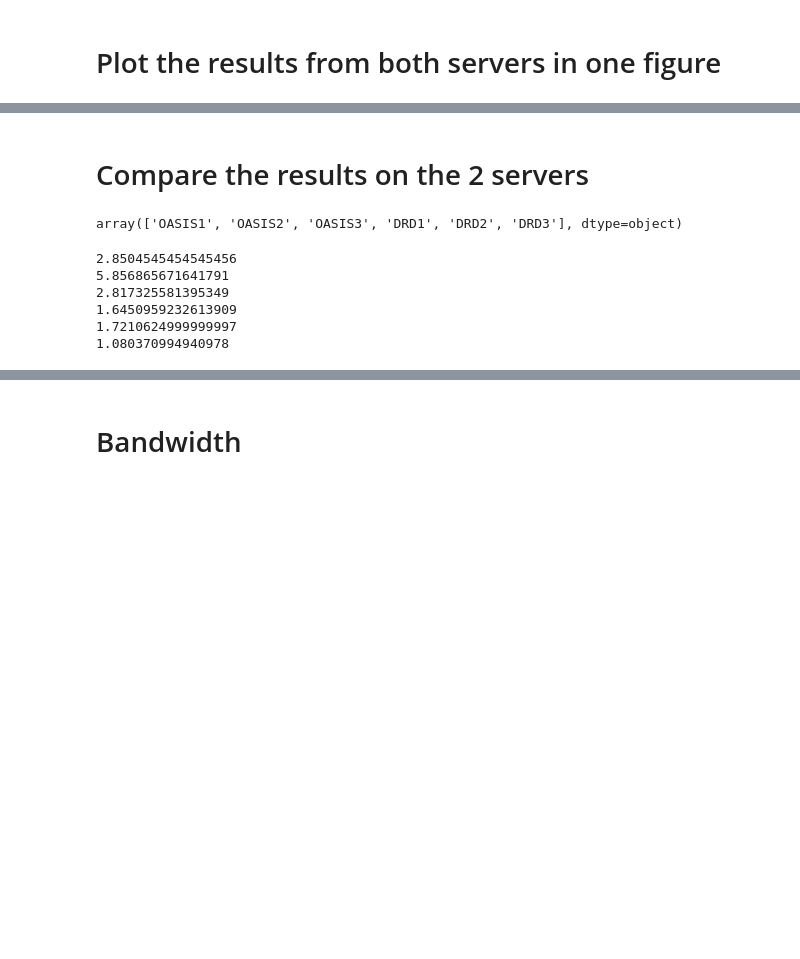
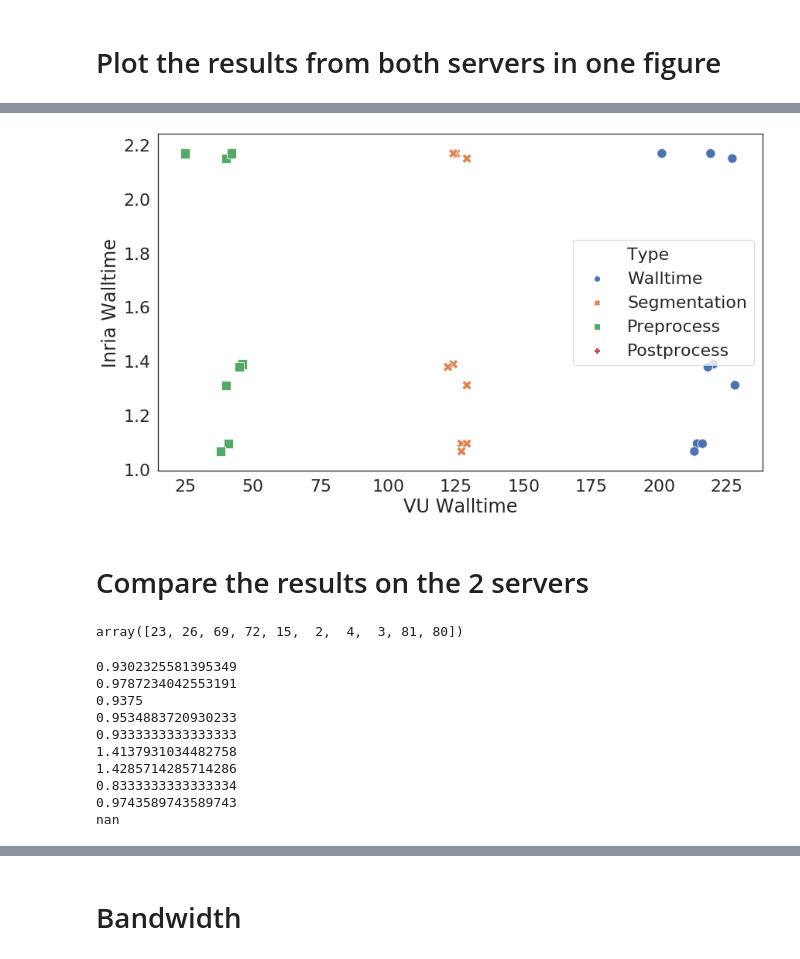
Before and after one commit to vanderbiltscl/SpeculativeScheduling, a Jupyter notebook: iSBatch_v1.0/SLANT_walltime.ipynb, the cells around one changed output, grey strips where cells are left out. Drawn from its saved outputs; the diff is of its cells as text; code cells hidden in the pictures; blank space fills up the shorter version.

```diff
--- a/iSBatch_v1.0/SLANT_walltime.ipynb
+++ b/iSBatch_v1.0/SLANT_walltime.ipynb
@@ -147,26 +149,69 @@ plt.show()
+# %%
+df = pd.DataFrame()
+df["VU"] = df_vu["Walltime"]
+df["Inria"] = df_fr["Walltime"]
+df["Slowdown"] = df_vu["Walltime"] / df_fr["Walltime"]
+df["Type"] = ["Walltime" for i in range(len(df))]
+temp = pd.DataFrame()
+temp["VU"] = df_vu["Segmentation"]
+temp["Inria"] = df_fr["Segmentation"]
+df["Slowdown"] = df_vu["Segmentation"] / df_fr["Segmentation"]
+temp["Type"] = ["Segmentation" for i in range(len(temp))]
+df = pd.concat([df, temp])
+temp = pd.DataFrame()
+temp["VU"] = df_vu["Preprocess"]
+temp["Inria"] = df_fr["Preprocess"]
+df["Slowdown"] = df_vu["Preprocess"] / df_fr["Preprocess"]
+temp["Type"] = ["Preprocess" for i in range(len(temp))]
+df = pd.concat([df, temp])
+temp = pd.DataFrame()
+temp["VU"] = df_vu["Postprocess"]
+temp["Inria"] = df_fr["Postprocess"]
+df["Slowdown"] = df_vu["Postprocess"] / df_fr["Postprocess"]
+temp["Type"] = ["Postprocess" for i in range(len(temp))]
+df = pd.concat([df, temp])
+
+fig, ax = plt.subplots(figsize=(14,8))
+sns.set(font_scale=2)
+sns.set_style("white")
+
+sns.scatterplot(x="VU", y="Slowdown", hue="Type", style="Type",
+                data=df, s=150)
+
+ax.set_xlabel('VU Walltime')
+ax.set_ylabel('Inria Walltime')
+#plt.savefig("walltime_all_server.png")
+plt.show()
+# %% [output]
+[figure, added]
 # %% [markdown]
 # Compare the results on the 2 servers
 # %%
-datasets = df_vu['Dataset'].unique()
+datasets = df_vu['ID'].unique()
 slowdown = pd.DataFrame()
 datasets
 # %% [output]
-array(['OASIS1', 'OASIS2', 'OASIS3', 'DRD1', 'DRD2', 'DRD3'], dtype=object)
+array([23, 26, 69, 72, 15,  2,  4,  3, 81, 80])
 # %%
 slowdown['Slowdown'] = df_vu["Preprocess"] / df_fr["Preprocess"]
-slowdown['Dataset'] = df_vu['Dataset']
+slowdown['Dataset'] = df_vu['ID']
+slowdown['Input'] = df_vu['Input_size']
 slowdown['Stage'] = ['Preprocess' for i in range(len(df_vu))]
 for d in datasets:
-    vu = df_vu[df_vu.Dataset==d]["Preprocess"].values[0]
-    inria = df_fr[df_vu.Dataset==d]["Preprocess"].values[0]
+    vu = df_vu[df_vu.ID==d]["Preprocess"].values[0]
+    inria = df_fr[df_vu.ID==d]["Preprocess"].values[0]
     print(vu/inria)
 # %% [output]
-2.8504545454545456
-5.856865671641791
-2.817325581395349
-1.6450959232613909
-1.7210624999999997
-1.080370994940978
+0.9302325581395349
+0.9787234042553191
+0.9375
+0.9534883720930233
+0.9333333333333333
+1.4137931034482758
+1.4285714285714286
+0.8333333333333334
+0.9743589743589743
+nan
 # %%
 temp = pd.DataFrame()
 temp['Slowdown'] = df_vu["Postprocess"] / df_fr["Postprocess"]
```
Also changed, not shown: parts of 16 cells of this notebook.
